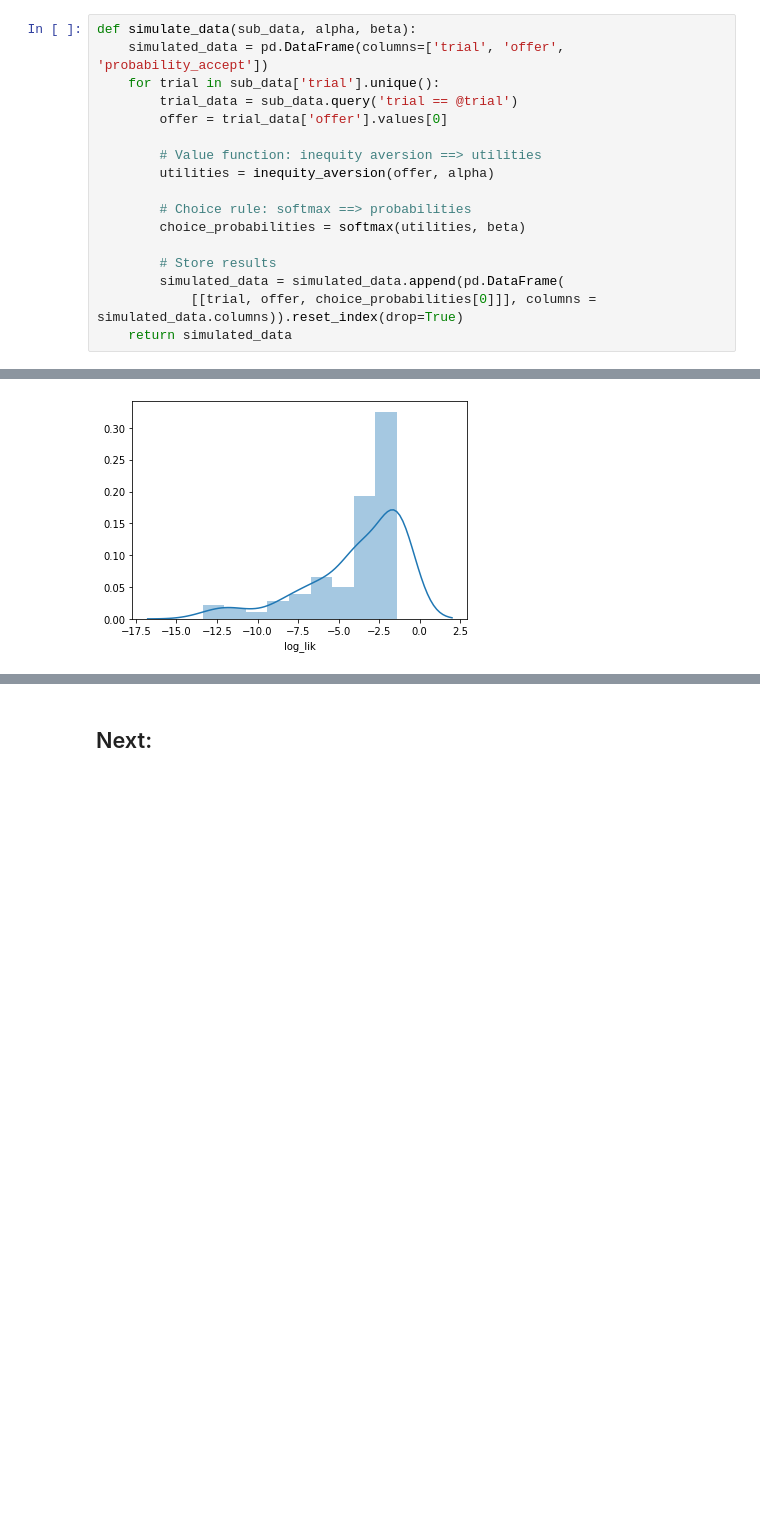
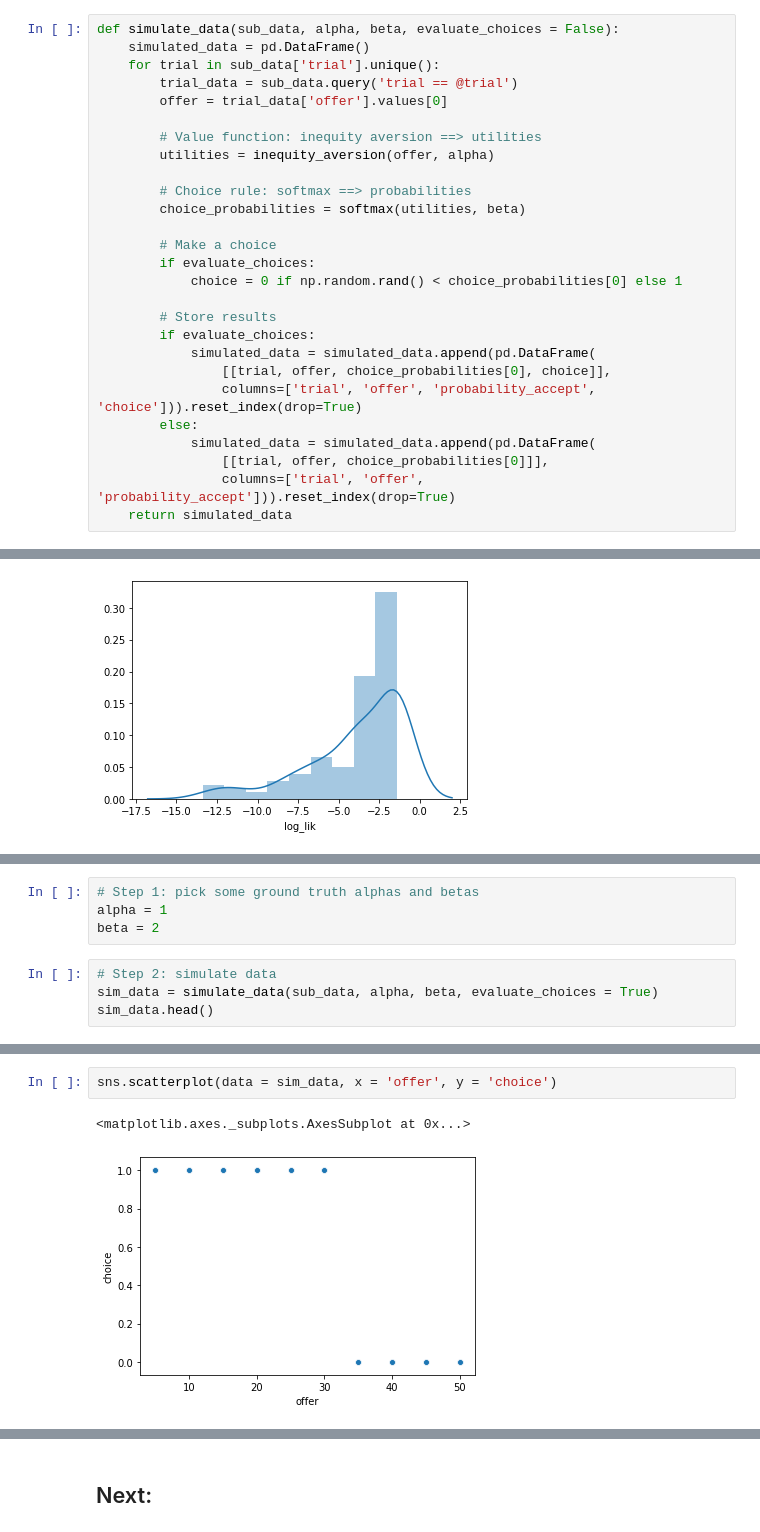
Before and after one commit to jeroenvanbaar/Computational_modeling_tutorial, a Jupyter notebook: 4.Automating_model_fitting_and_model_comparison.ipynb, the cells around one changed output, grey strips where cells are left out. Saved outputs shown, nothing was run; the diff lists cells and outputs as text; blank space fills up the shorter version.

```diff
--- a/4.Automating_model_fitting_and_model_comparison.ipynb
+++ b/4.Automating_model_fitting_and_model_comparison.ipynb
@@ -79,8 +79,8 @@ def inequity_aversion(offer, alpha):
 # %% [markdown]
 ##### Simulate data for inequity aversion + softmax with varying parameter values
 # %%
-def simulate_data(sub_data, alpha, beta):
-    simulated_data = pd.DataFrame(columns=['trial', 'offer', 'probability_accept'])
+def simulate_data(sub_data, alpha, beta, evaluate_choices = False):
+    simulated_data = pd.DataFrame()
     for trial in sub_data['trial'].unique():
         trial_data = sub_data.query('trial == @trial')
         offer = trial_data['offer'].values[0]
@@ -91,9 +91,19 @@ def simulate_data(sub_data, alpha, beta):
         # Choice rule: softmax ==> probabilities
         choice_probabilities = softmax(utilities, beta)
 
+        # Make a choice
+        if evaluate_choices:
+            choice = 0 if np.random.rand() < choice_probabilities[0] else 1
+
         # Store results
-        simulated_data = simulated_data.append(pd.DataFrame(
-            [[trial, offer, choice_probabilities[0]]], columns = simulated_data.columns)).reset_index(drop=True)
+        if evaluate_choices:
+            simulated_data = simulated_data.append(pd.DataFrame(
+                [[trial, offer, choice_probabilities[0], choice]],
+                columns=['trial', 'offer', 'probability_accept', 'choice'])).reset_index(drop=True)
+        else:
+            simulated_data = simulated_data.append(pd.DataFrame(
+                [[trial, offer, choice_probabilities[0]]],
+                columns=['trial', 'offer', 'probability_accept'])).reset_index(drop=True)
     return simulated_data
 # %% [markdown]
 ## Using the SciPy package to fit the model for us
@@ -281,0 +346,8 @@ sns.distplot(model_fits_allsubs.query('log_lik < -.1')['log_lik'])
+# %%
+# Step 1: pick some ground truth alphas and betas
+alpha = 1
+beta = 2
+# %%
+# Step 2: simulate data
+sim_data = simulate_data(sub_data, alpha, beta, evaluate_choices = True)
+sim_data.head()
@@ -281,0 +361,5 @@ sns.distplot(model_fits_allsubs.query('log_lik < -.1')['log_lik'])
+# %%
+sns.scatterplot(data = sim_data, x = 'offer', y = 'choice')
+# %% [output]
+<matplotlib.axes._subplots.AxesSubplot at 0x...>
+[figure, added]
```
Also changed, not shown: parts of 38 cells of this notebook, 1 other file.
